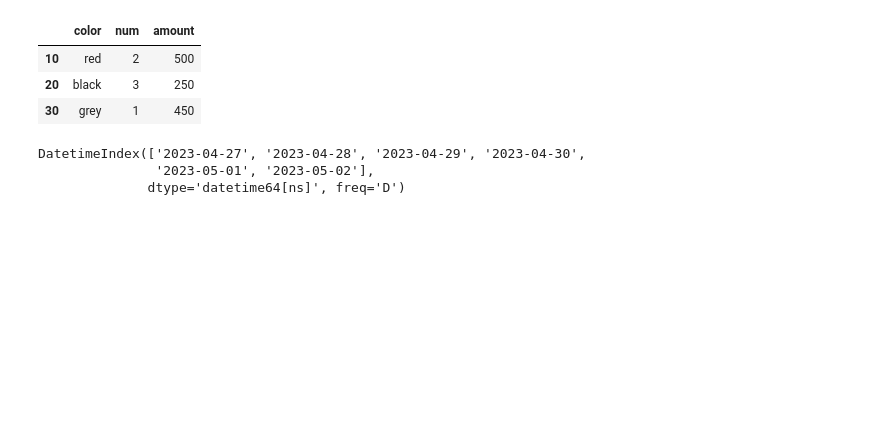
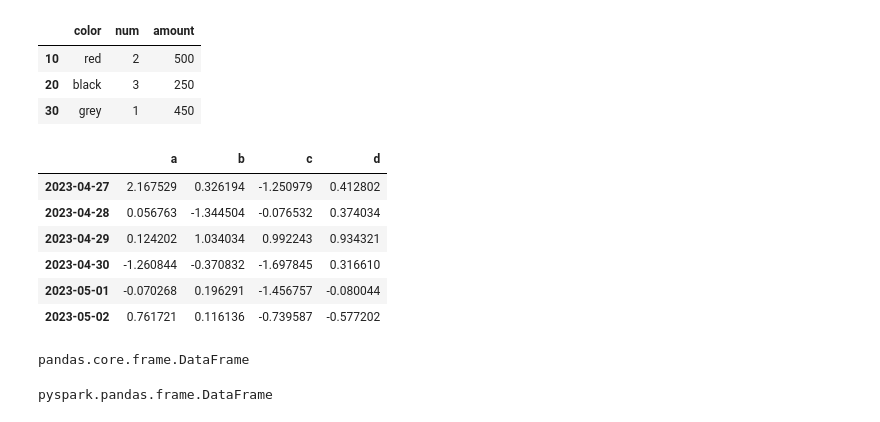
Before and after one commit to Limookiplimo/SparkDF, a Jupyter notebook: PandasAPI.ipynb, the cells around one changed output. Saved outputs shown, nothing was run; the diff lists cells and outputs as text; code cells hidden in the pictures; blank space fills up the shorter version.

```diff
--- a/PandasAPI.ipynb
+++ b/PandasAPI.ipynb
@@ -42,8 +59,25 @@ psdf
 # %%
 # Pands DF with Numpy
 dates = pd.date_range('20230427', periods=6)
-dates
+
+pdf = pd.DataFrame(np.random.randn(6,4),index=dates,columns=['a','b','c','d'])
+pdf
 # %% [output]
-DatetimeIndex(['2023-04-27', '2023-04-28', '2023-04-29', '2023-04-30',
-               '2023-05-01', '2023-05-02'],
-              dtype='datetime64[ns]', freq='D')
+|  | a | b | c | d |
+| 2023-04-27 | 2.167529 | 0.326194 | -1.250979 | 0.412802 |
+| 2023-04-28 | 0.056763 | -1.344504 | -0.076532 | 0.374034 |
+| 2023-04-29 | 0.124202 | 1.034034 | 0.992243 | 0.934321 |
+| 2023-04-30 | -1.260844 | -0.370832 | -1.697845 | 0.316610 |
+| 2023-05-01 | -0.070268 | 0.196291 | -1.456757 | -0.080044 |
+| 2023-05-02 | 0.761721 | 0.116136 | -0.739587 | -0.577202 |
+# %%
+#Check type
+type(pdf)
+# %% [output]
+pandas.core.frame.DataFrame
+# %%
+#Pandas on Spark DF
+psdf = ps.from_pandas(pdf)
+type(psdf)
+# %% [output]
+pyspark.pandas.frame.DataFrame
```
Also changed, not shown: parts of 17 cells of this notebook.
